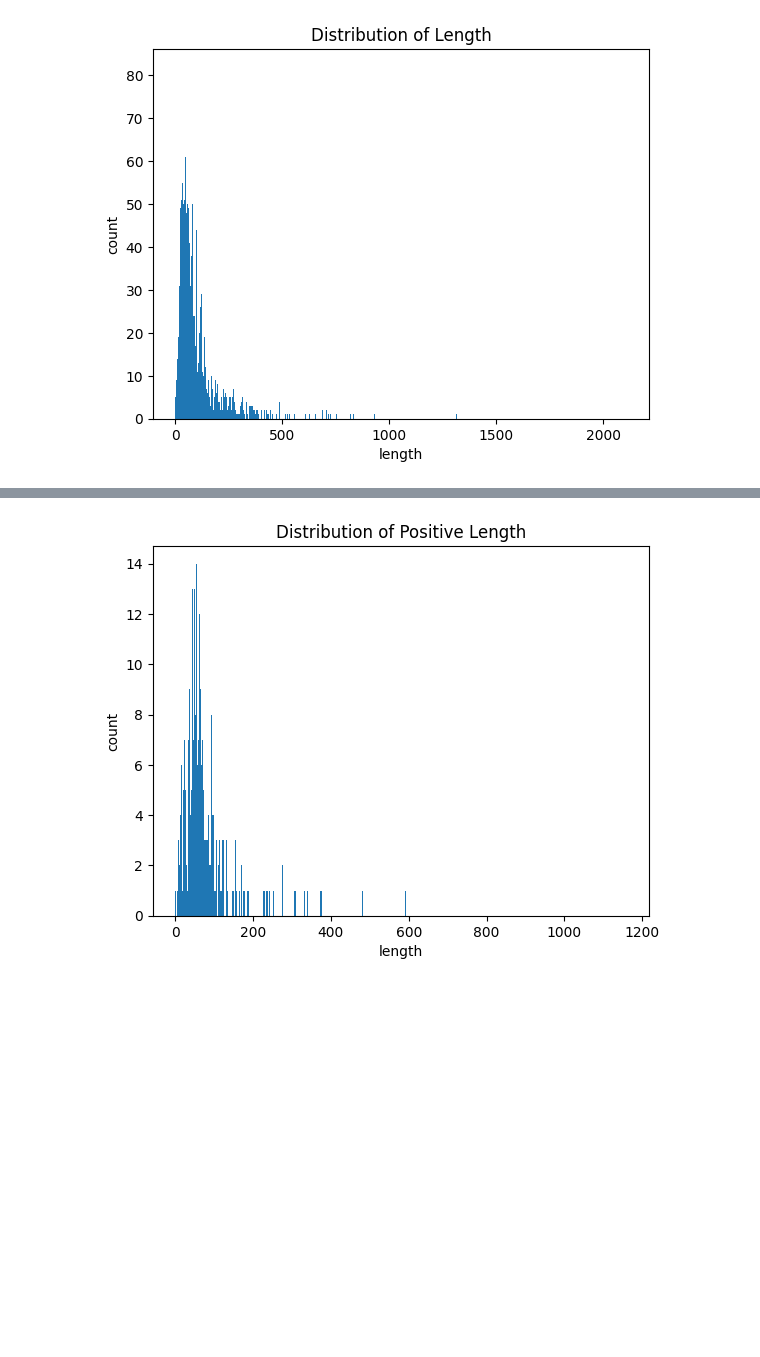
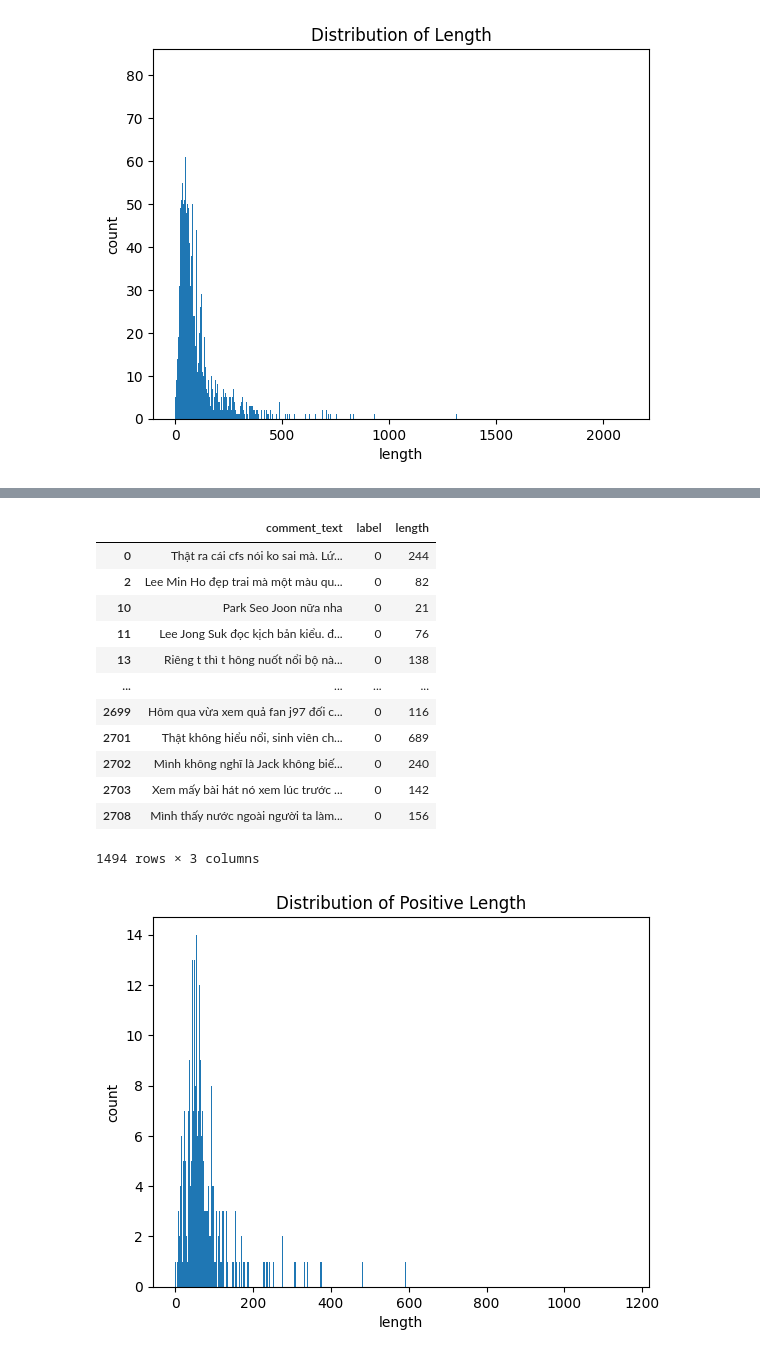
Before and after one commit to thuthao444/Sentiment-analysis, a Jupyter notebook: visualize.ipynb, the cells around one changed output, grey strips where cells are left out. Cells and saved outputs as stored; diff of their text form; code cells hidden in the pictures; blank space fills up the shorter version.

```diff
--- a/visualize.ipynb
+++ b/visualize.ipynb
@@ -66,3 +89,19 @@ negative.head()
+# %%
+neutral
+# %% [output]
+|  | comment_text | label | length |
+| 0 | Thật ra cái cfs nói ko sai mà. Lứ... | 0 | 244 |
+| 2 | Lee Min Ho đẹp trai mà một màu qu... | 0 | 82 |
+| 10 | Park Seo Joon nữa nha | 0 | 21 |
+| 11 | Lee Jong Suk đọc kịch bản kiểu. đ... | 0 | 76 |
+| 13 | Riêng t thì t hông nuốt nổi bộ nà... | 0 | 138 |
+| ... | ... | ... | ... |
+| 2699 | Hôm qua vừa xem quả fan j97 đối c... | 0 | 116 |
+| 2701 | Thật không hiểu nổi, sinh viên ch... | 0 | 689 |
+| 2702 | Mình không nghĩ là Jack không biế... | 0 | 240 |
+| 2703 | Xem mấy bài hát nó xem lúc trước ... | 0 | 142 |
+| 2708 | Mình thấy nước ngoài người ta làm... | 0 | 156 |
+1494 rows × 3 columns
 # %%
 plt.hist(positive['length'],bins=1000)
 plt.xlabel('length')
```
Also changed, not shown: parts of 11 cells of this notebook, 6 other files.
